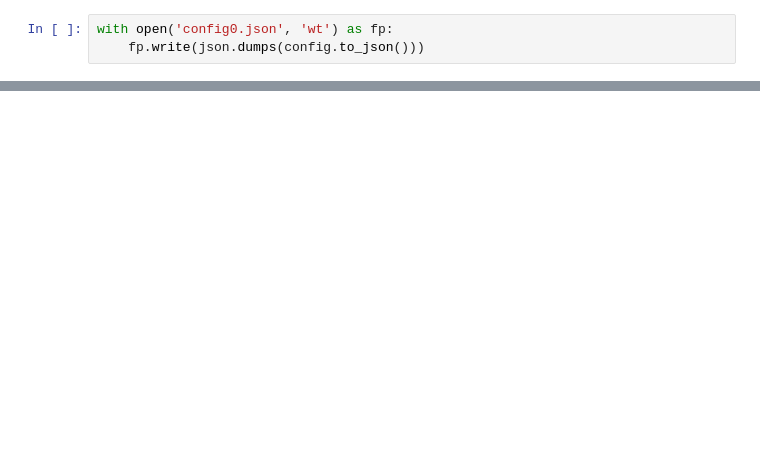
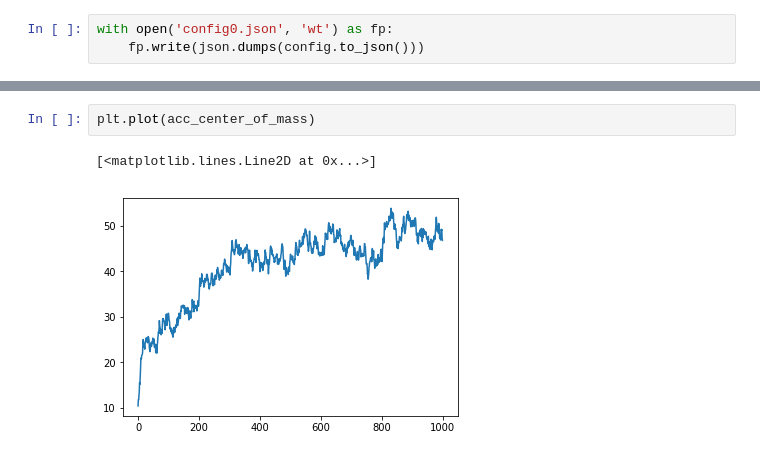
Before and after one commit to matthagy/mc_bfm_2d, a Jupyter notebook: python/xplr01.ipynb, the cells around one changed output, grey strips where cells are left out. Cells and saved outputs as stored; diff of their text form; blank space fills up the shorter version.

```diff
--- a/python/xplr01.ipynb
+++ b/python/xplr01.ipynb
@@ -94,0 +122,5 @@ with tqdm() as t:
+# %%
+plt.plot(acc_center_of_mass)
+# %% [output]
+[<matplotlib.lines.Line2D at 0x...>]
+[figure, added]
```
Also changed, not shown: parts of 10 cells of this notebook, 1 other file.
